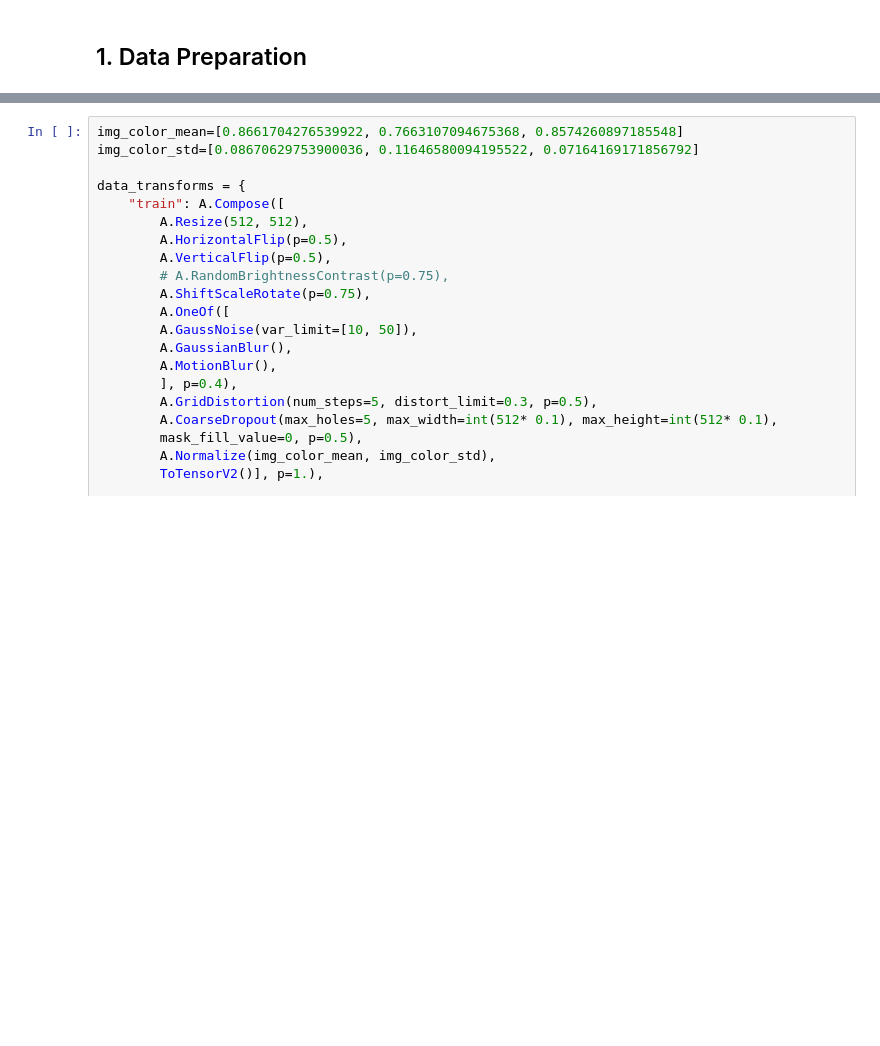
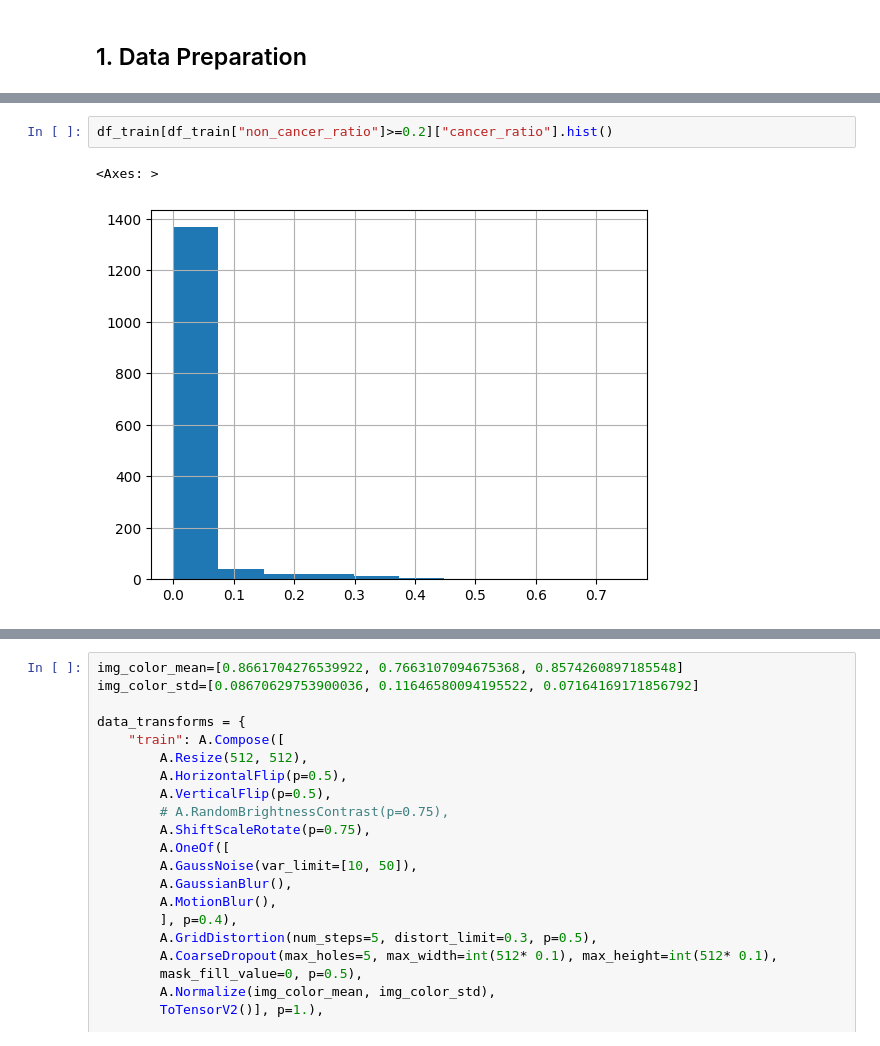
Before and after one commit to Niggl0n/UBC_Cancer_Classification, a Jupyter notebook: ubc-binary-cancer-tissue-classifier-wsi-0-25x.ipynb, the cells around one changed output, grey strips where cells are left out. Saved outputs shown, nothing was run; the diff lists cells and outputs as text; blank space fills up the shorter version.

```diff
--- a/ubc-binary-cancer-tissue-classifier-wsi-0-25x.ipynb
+++ b/ubc-binary-cancer-tissue-classifier-wsi-0-25x.ipynb
@@ -160,0 +176,5 @@ display(df_train.sample(5))
+# %%
+df_train[df_train["non_cancer_ratio"]>=0.2]["cancer_ratio"].hist()
+# %% [output]
+<Axes: >
+[figure, added]
```
Also changed, not shown: parts of 24 cells of this notebook.
